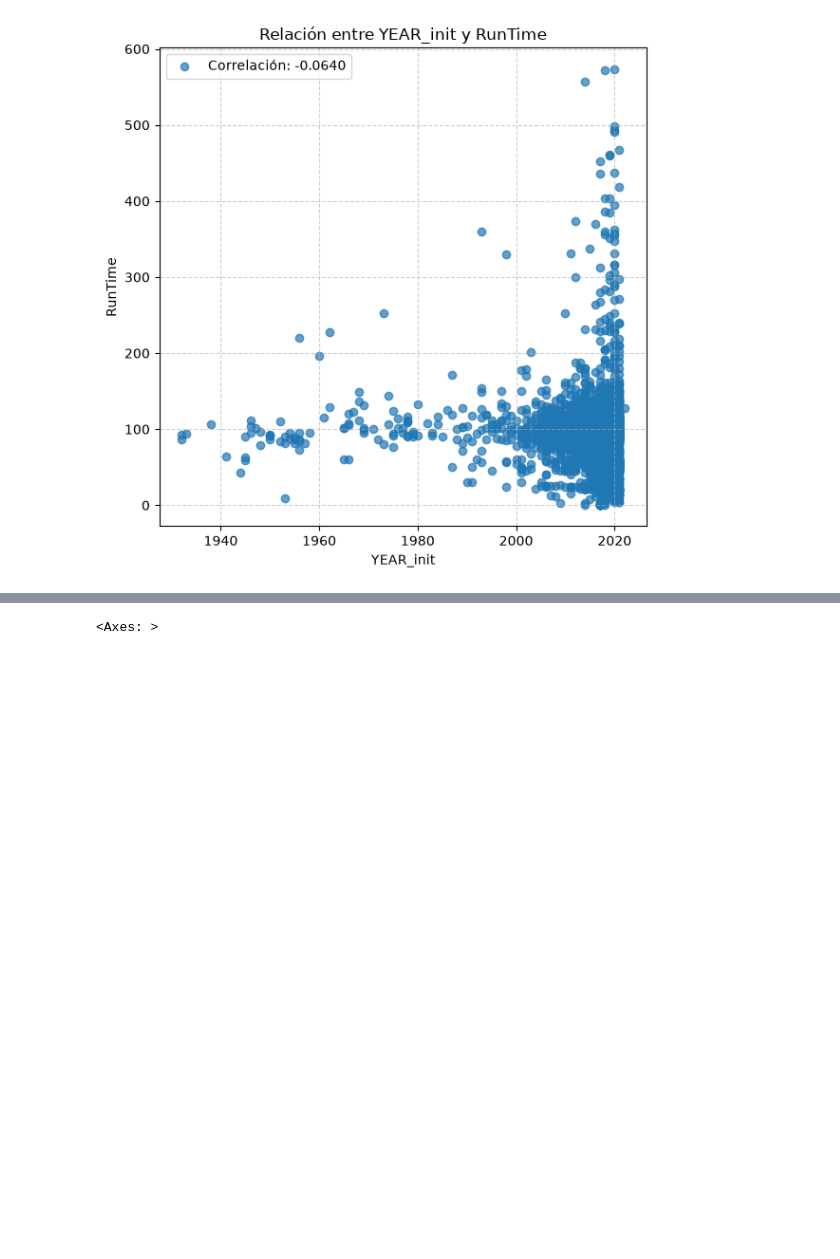
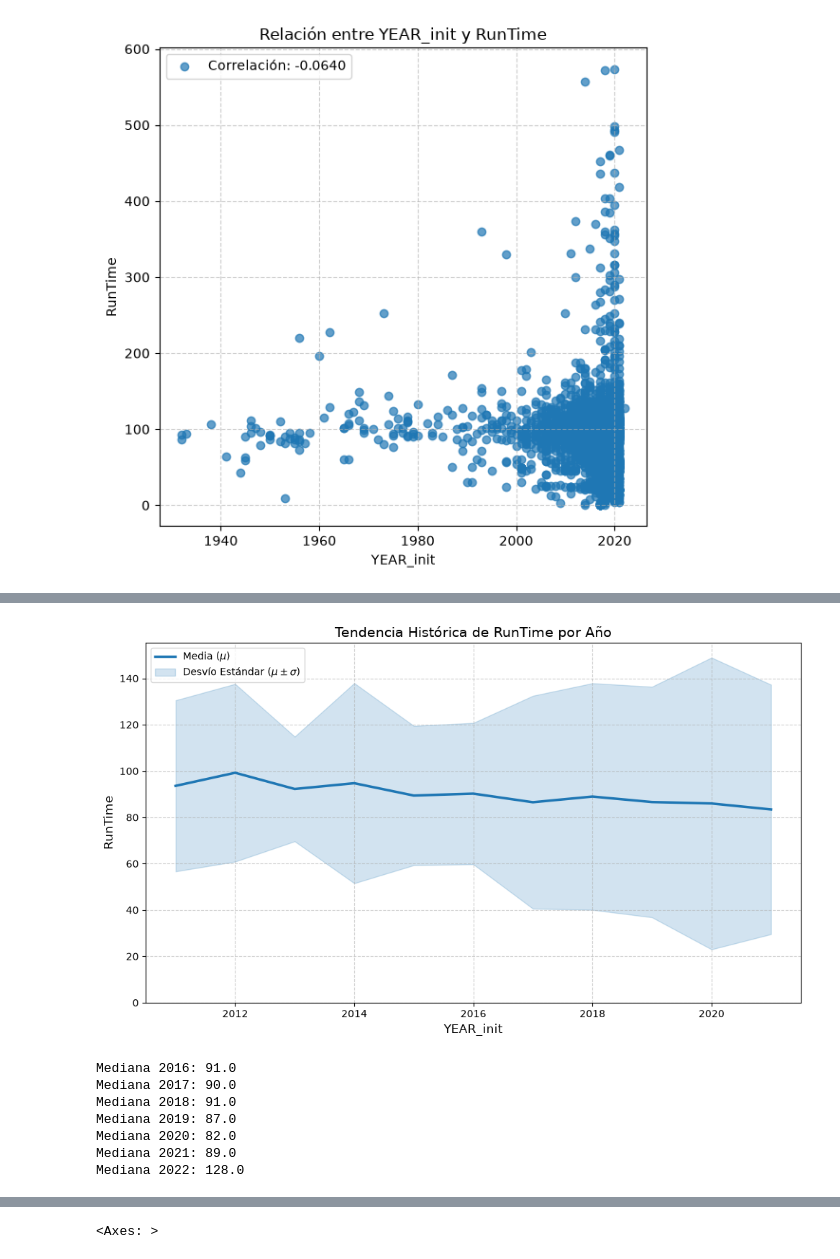
Before and after one commit to tomasrezola-dev/Ciencia-de-datos, a Jupyter notebook: tp4/ej1/ej1.ipynb, the cells around one changed output, grey strips where cells are left out. Saved outputs shown, nothing was run; the diff lists cells and outputs as text; code cells hidden in the pictures; blank space fills up the shorter version.

```diff
--- a/tp4/ej1/ej1.ipynb
+++ b/tp4/ej1/ej1.ipynb
@@ -208,0 +288,13 @@ utils.scatter_plot('YEAR_init', 'RunTime', pre_pelis)
+# %%
+utils.tendencia_temporal('YEAR_init', 'RunTime', pre_pelis[pre_df_f['YEAR_init'] >= 2011])
+for i in range(2016, 2023):
+    print(f'Mediana {i}: {pre_pelis[pre_pelis['YEAR_init'] == i]['RunTime'].median()}')
+# %% [output]
+[figure, added]
+Mediana 2016: 91.0
+Mediana 2017: 90.0
+Mediana 2018: 91.0
+Mediana 2019: 87.0
+Mediana 2020: 82.0
+Mediana 2021: 89.0
+Mediana 2022: 128.0
```
Also changed, not shown: parts of 35 cells of this notebook, 1 other file.
